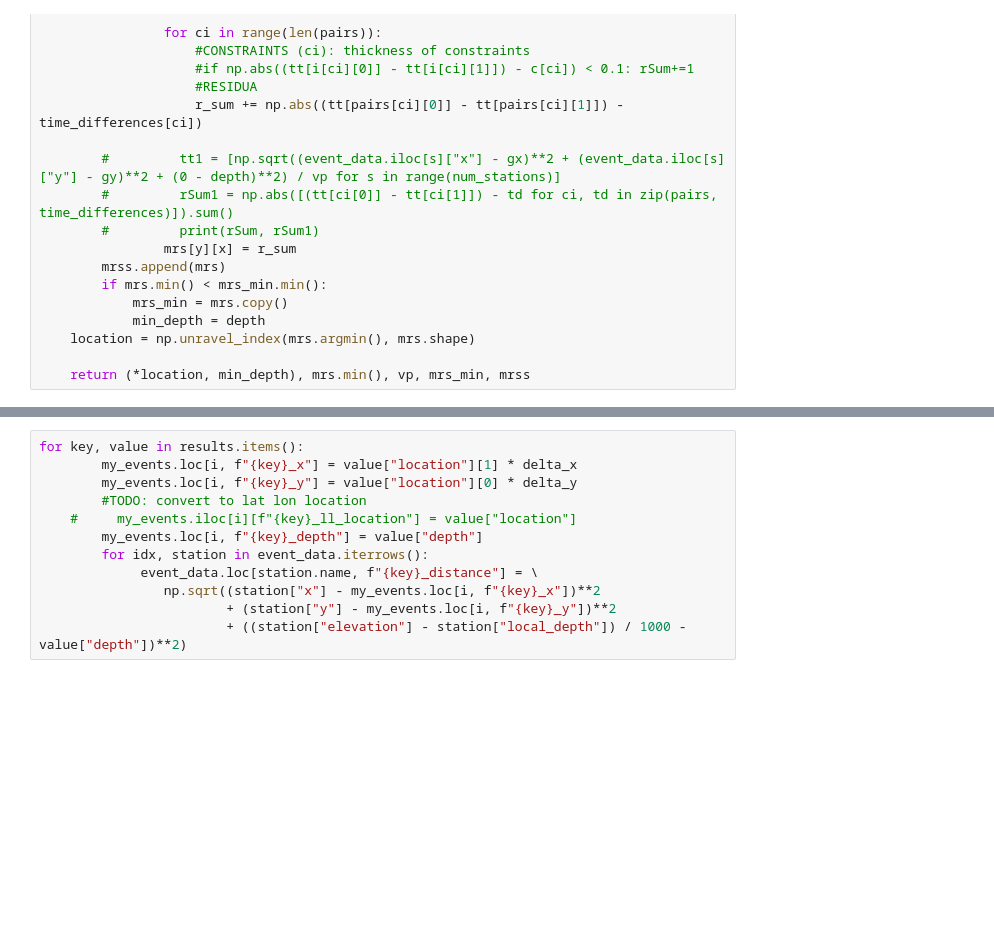
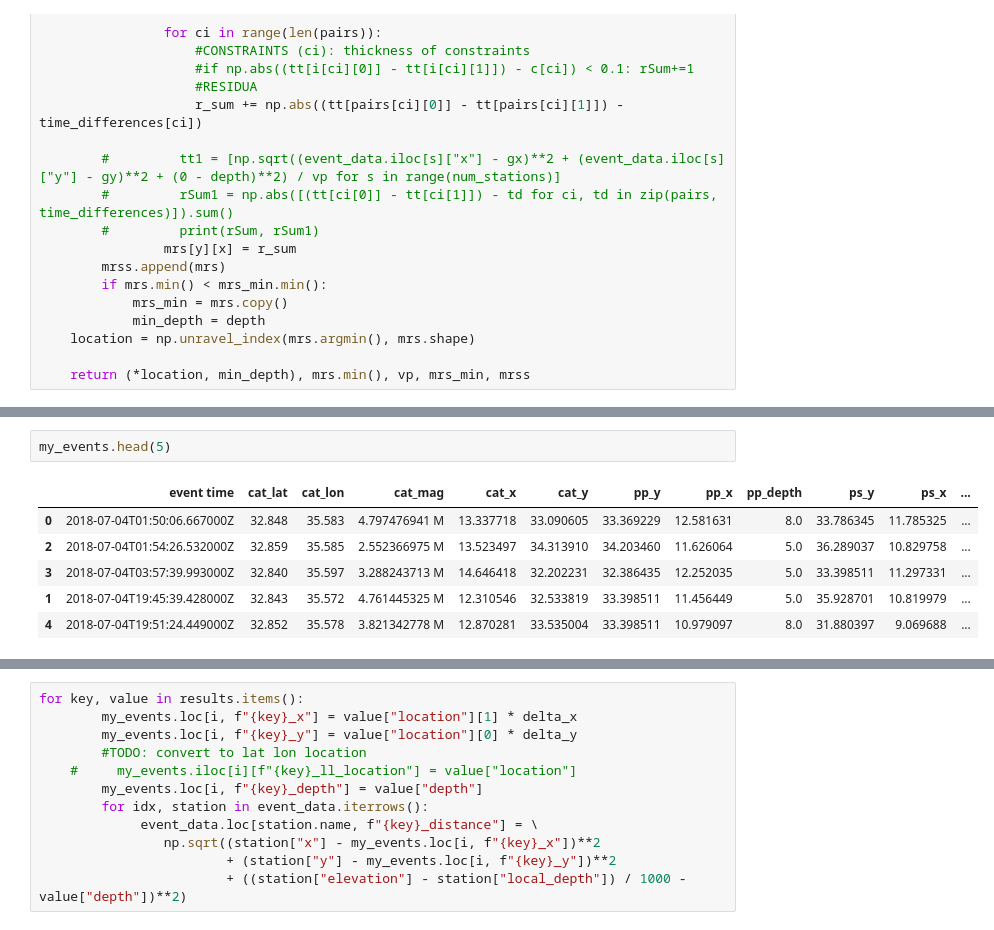
Before and after one commit to nivkeren/SeismoSpy, a Jupyter notebook: event_picker_locator.ipynb, the cells around one changed output, grey strips where cells are left out. Saved outputs shown, nothing was run; the diff lists cells and outputs as text; blank space fills up the shorter version.

```diff
--- a/event_picker_locator.ipynb
+++ b/event_picker_locator.ipynb
@@ -329,0 +359,9 @@ for i, event in my_events.iterrows():
+# %%
+my_events.head(5)
+# %% [output]
+|  | event time | cat_lat | cat_lon | cat_mag | cat_x | cat_y | pp_y | pp_x | pp_depth | ps_y | ps_x | ... |
+| 0 | 2018-07-04T01:50:06.667000Z | 32.848 | 35.583 | 4.797476941 M | 13.337718 | 33.090605 | 33.369229 | 12.581631 | 8.0 | 33.786345 | 11.785325 | ... |
+| 2 | 2018-07-04T01:54:26.532000Z | 32.859 | 35.585 | 2.552366975 M | 13.523497 | 34.313910 | 34.203460 | 11.626064 | 5.0 | 36.289037 | 10.829758 | ... |
+| 3 | 2018-07-04T03:57:39.993000Z | 32.840 | 35.597 | 3.288243713 M | 14.646418 | 32.202231 | 32.386435 | 12.252035 | 5.0 | 33.398511 | 11.297331 | ... |
+| 1 | 2018-07-04T19:45:39.428000Z | 32.843 | 35.572 | 4.761445325 M | 12.310546 | 32.533819 | 33.398511 | 11.456449 | 5.0 | 35.928701 | 10.819979 | ... |
+| 4 | 2018-07-04T19:51:24.449000Z | 32.852 | 35.578 | 3.821342778 M | 12.870281 | 33.535004 | 33.398511 | 10.979097 | 8.0 | 31.880397 | 9.069688 | ... |
```
Also changed, not shown: parts of 17 cells of this notebook, 21 other files.
